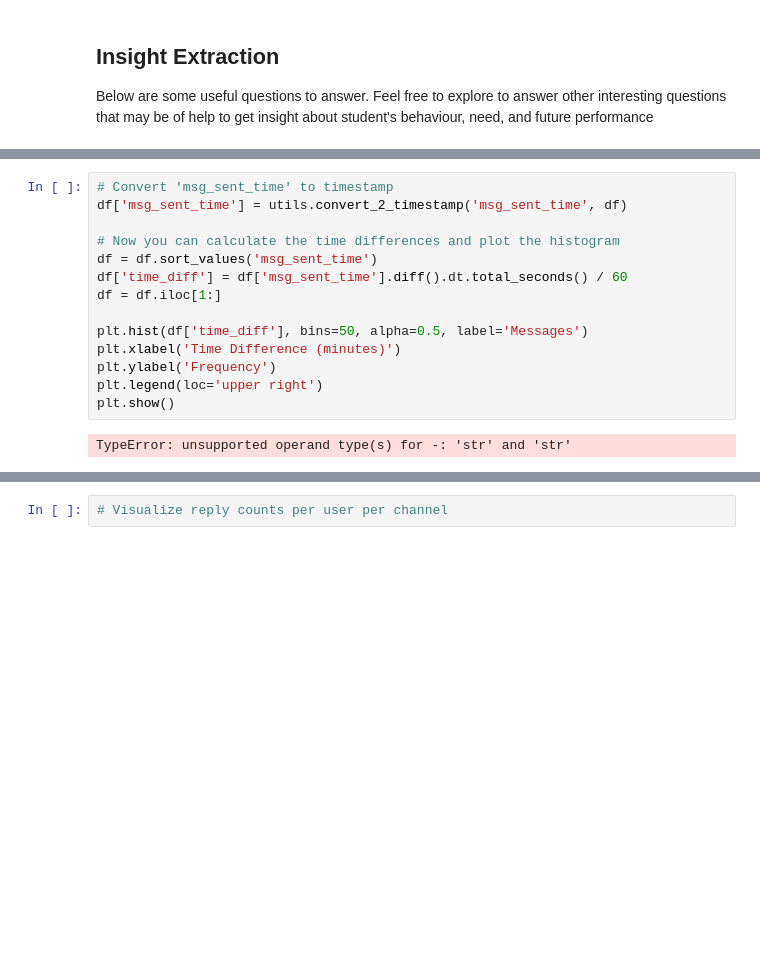
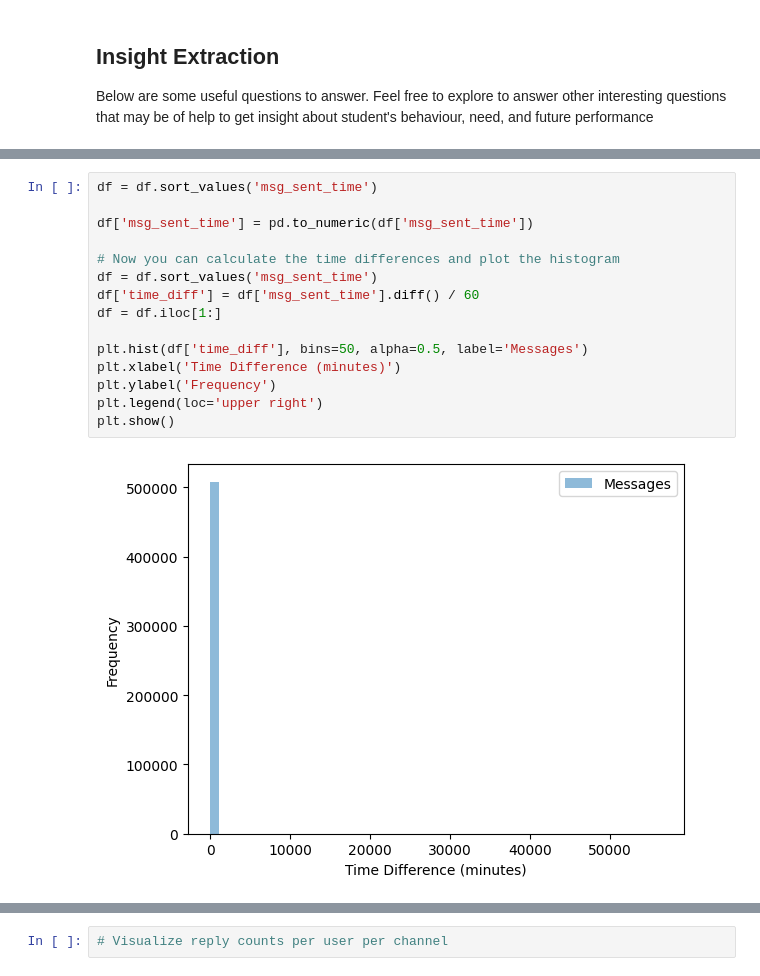
Before and after one commit to abrishdew/10Academy_week0, a Jupyter notebook: notebooks/parse_slack_data.ipynb, the cells around one changed output, grey strips where cells are left out. Cells and saved outputs as stored; diff of their text form; blank space fills up the shorter version.

```diff
--- a/notebooks/parse_slack_data.ipynb
+++ b/notebooks/parse_slack_data.ipynb
@@ -197,16 +185,17 @@ plt.show()
 # %%
-# Convert 'msg_sent_time' to timestamp
-df['msg_sent_time'] = utils.convert_2_timestamp('msg_sent_time', df)
+df = df.sort_values('msg_sent_time')
+
+df['msg_sent_time'] = pd.to_numeric(df['msg_sent_time'])
 
 # Now you can calculate the time differences and plot the histogram
 df = df.sort_values('msg_sent_time')
-df['time_diff'] = df['msg_sent_time'].diff().dt.total_seconds() / 60
+df['time_diff'] = df['msg_sent_time'].diff() / 60
 df = df.iloc[1:]
 
 plt.hist(df['time_diff'], bins=50, alpha=0.5, label='Messages')
 plt.xlabel('Time Difference (minutes)')
 plt.ylabel('Frequency')
 plt.legend(loc='upper right')
 plt.show()
 # %% [output]
-TypeError: unsupported operand type(s) for -: 'str' and 'str'
+[figure, added]
```
Also changed, not shown: parts of 8 cells of this notebook.
